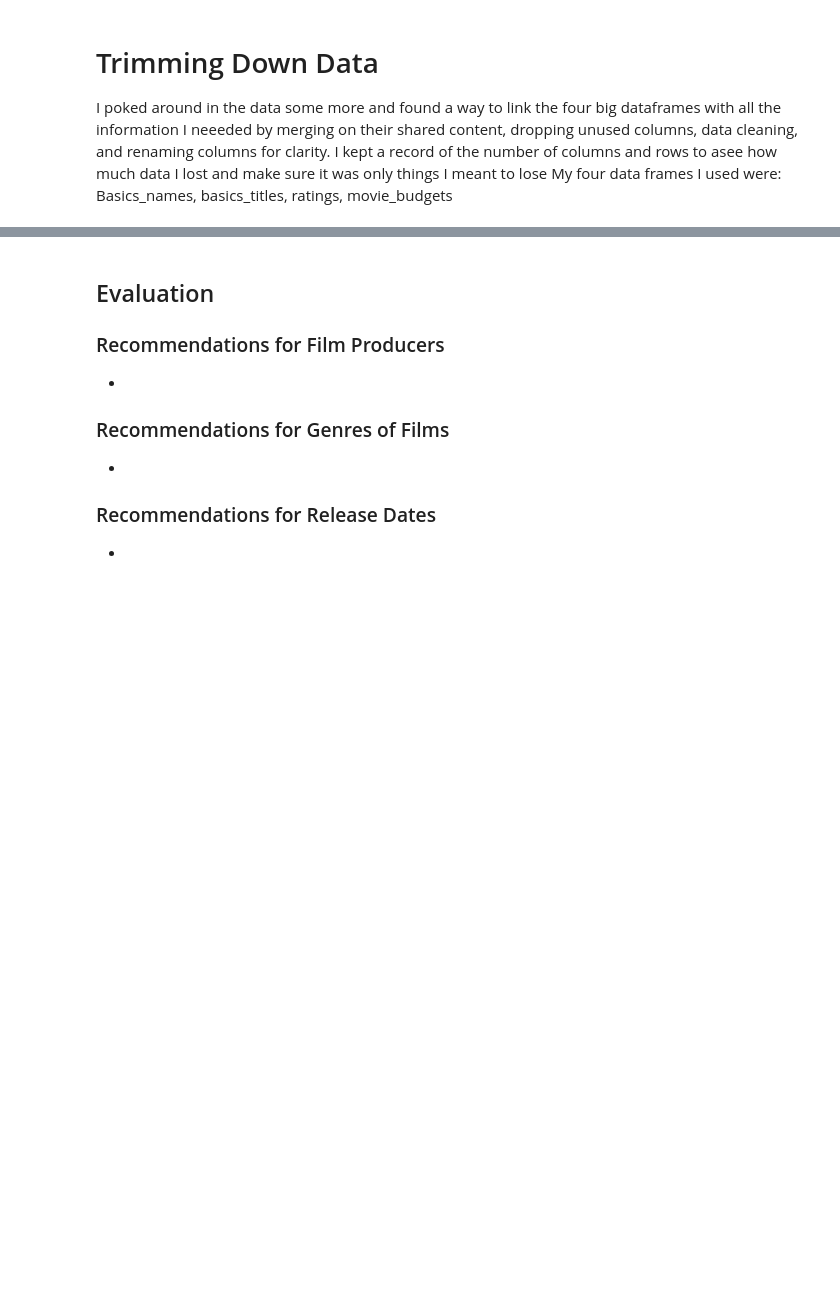
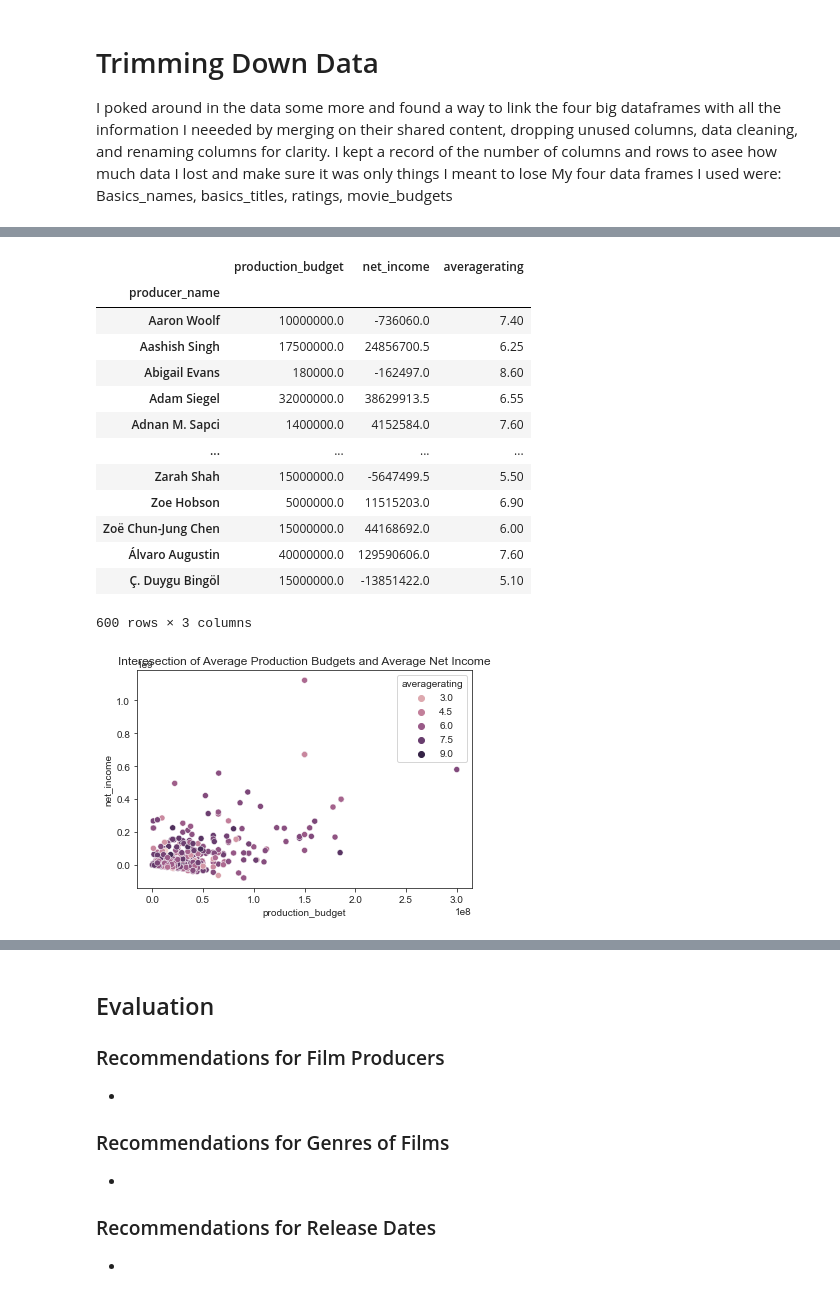
Before and after one commit to learn-co-curriculum/dsc-phase-1-project, a Jupyter notebook: final-notebook-outline.ipynb, the cells around one changed output, grey strips where cells are left out. Cells and saved outputs as stored; diff of their text form; code cells hidden in the pictures; blank space fills up the shorter version.

```diff
--- a/final-notebook-outline.ipynb
+++ b/final-notebook-outline.ipynb
@@ -469,0 +653,13 @@ NameError: name 'basics_names' is not defined
+# %%
+#convert currency into integers to do math and find the net income
+single_date_budget_domGross_worldGross_producer_id_rating_title_genre['production_budget'] = single_date_budget_domGross_worldGross_producer_id_rating_title_genre['production_budget'].apply(lambda x: x.replace('$', '')).apply(lambda x: x.replace(',', '')).astype(np.int64)
+single_date_budget_domGross_worldGross_producer_id_rating_title_genre['worldwide_gross'] = single_date_budget_domGross_worldGross_producer_id_rating_title_genre['worldwide_gross'].apply(lambda x: x.replace('$', '')).apply(lambda x: x.replace(',', '')).astype(np.int64)
+#converted worldwide gross and production budget to integers
+
+single_date_budget_domGross_worldGross_producer_id_rating_title_genre['net_income'] = single_date_budget_domGross_worldGross_producer_id_rating_title_genre['worldwide_gross'] - single_date_budget_domGross_worldGross_producer_id_rating_title_genre['production_budget']
+#subtracts the produciton budget from worldwide gross income to get the net income of a production
+#767 rows × 9 columns
+
+single_date_budget_domGross_worldGross_producer_id_rating_title_genre['rating'] = single_date_budget_domGross_worldGross_producer_id_rating_title_genre['averagerating']
+single_date_budget_domGross_worldGross_producer_id_rating_title_genre['title_name'] = single_date_budget_domGross_worldGross_producer_id_rating_title_genre['primary_title']
+single_date_budget_domGross_worldGross_producer_id_rating_title_genre
@@ -469,0 +683,12 @@ NameError: name 'basics_names' is not defined
+# %%
+agg_functions= {'release_date': lambda x : x.tolist(),'production_budget': 'mean', 'worldwide_gross' : 'mean', 'tconst': lambda x : x.tolist(),
+                'title_name': lambda x : x.tolist(), 'genres': lambda x : x.tolist(), 'net_income' : 'mean',
+                'averagerating' : 'mean','primary_title' : 'count', 'rating': lambda x : x.tolist()}
+producers_averages = single_date_budget_domGross_worldGross_producer_id_rating_title_genre.groupby(single_date_budget_domGross_worldGross_producer_id_rating_title_genre['producer_name']).aggregate(agg_functions)
+#,ade aggreagat function to pass, means and collections of lists
+#600 rows × 10 columns
+producers_averages
+
+#creates a scatter plot showing the relationship between production budget means and net incomes means for each producer
+
+producers_averages
@@ -469,0 +713,32 @@ NameError: name 'basics_names' is not defined
+# %%
+def plot_averages(producers_Averages):
+
+    #formatter = ticker.FuncFormatter(lambda x, p: '${:,.2f}'.format(x))
+    sns.set_style("ticks")
+    sns.scatterplot(data=producers_Averages, x="production_budget", y="net_income", hue='averagerating')
+    plt.title('Interesection of Average Production Budgets and Average Net Income')
+    plt.set_ylabels= ('Average net Income')
+    plt.set_xlabels=('Average Production Budget')
+    avg = producers_Averages[['production_budget', 'net_income', 'averagerating']]
+    return(avg)
+
+    #plt.yaxis.set_major_formatter(formatter)
+    #creates a scatter plot showing the relationship between production budget means and net incomes means for each producer
+
+plot_averages(producers_averages)
+# %% [output]
+|  | production_budget | net_income | averagerating |
+| producer_name |  |  |  |
+| Aaron Woolf | 10000000.0 | -736060.0 | 7.40 |
+| Aashish Singh | 17500000.0 | 24856700.5 | 6.25 |
+| Abigail Evans | 180000.0 | -162497.0 | 8.60 |
+| Adam Siegel | 32000000.0 | 38629913.5 | 6.55 |
+| Adnan M. Sapci | 1400000.0 | 4152584.0 | 7.60 |
+| ... | ... | ... | ... |
+| Zarah Shah | 15000000.0 | -5647499.5 | 5.50 |
+| Zoe Hobson | 5000000.0 | 11515203.0 | 6.90 |
+| Zoë Chun-Jung Chen | 15000000.0 | 44168692.0 | 6.00 |
+| Álvaro Augustin | 40000000.0 | 129590606.0 | 7.60 |
+| Ç. Duygu Bingöl | 15000000.0 | -13851422.0 | 5.10 |
+600 rows × 3 columns
+[figure, added]
```
Also changed, not shown: parts of 24 cells of this notebook, 1 other file.
